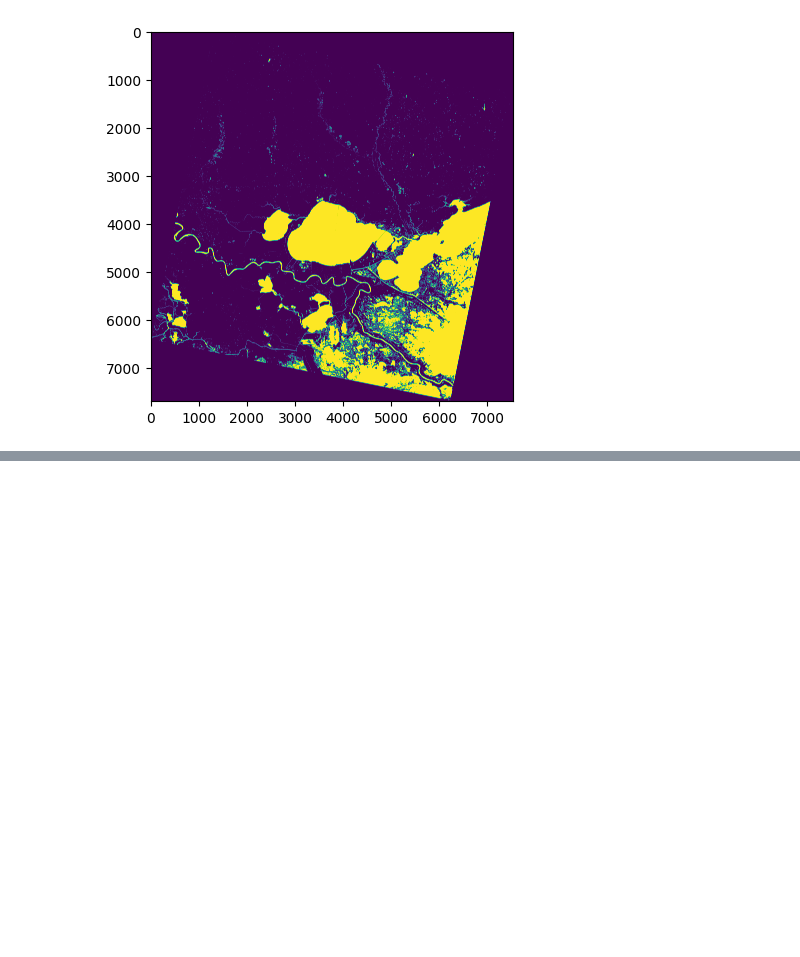
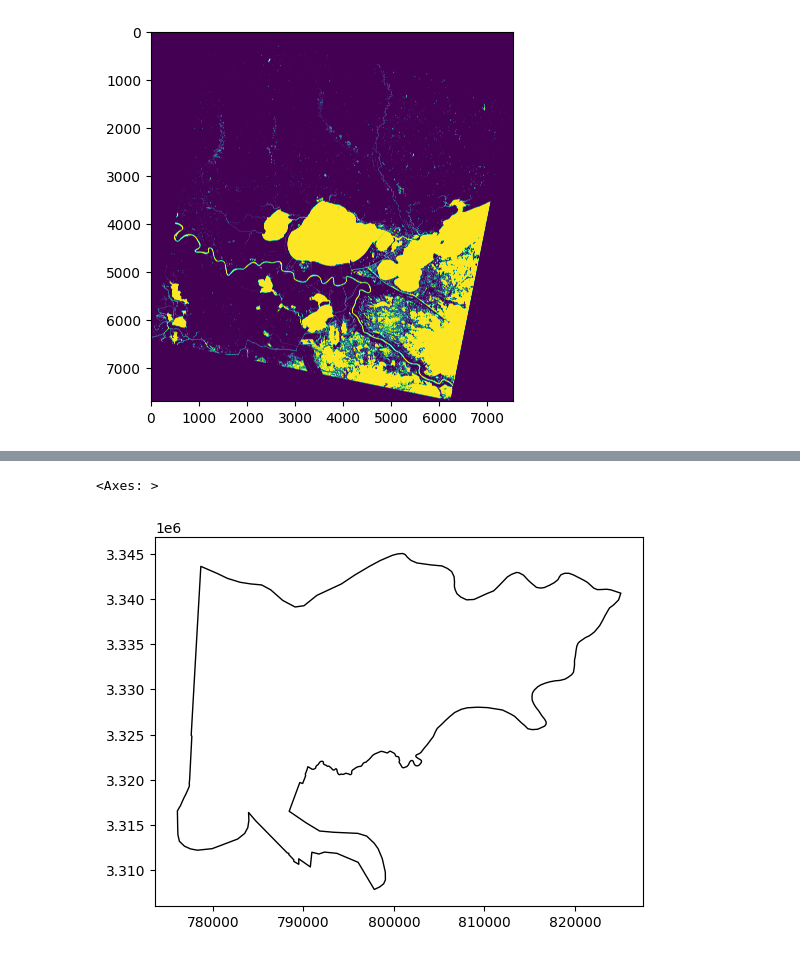
Before and after one commit to mariogiampieri/raster-analysis, a Jupyter notebook: raster_analysis.ipynb, the cells around one changed output, grey strips where cells are left out. Saved outputs shown, nothing was run; the diff lists cells and outputs as text; code cells hidden in the pictures; blank space fills up the shorter version.

```diff
--- a/raster_analysis.ipynb
+++ b/raster_analysis.ipynb
@@ -8,5 +10,7 @@ import matplotlib.pyplot as plt
 
 gdal.UseExceptions()
+# %%
+new_orleans_bund = gpd.read_file('data/new_orleans.geojson')
 # %%
 fc_2023 = rasterio.open('data/fc_2023.tif')
 fc_2013 = rasterio.open('data/fc_2013.tif')
@@ -125,4 +137,12 @@ plt.figure(figsize=(10, 10))
 # %%
 diff = diff.astype(float)
+# %%
+# clip new orleans bund to the water mask
+new_orleans_bund = new_orleans_bund.to_crs('EPSG:32615')
+# %%
+new_orleans_bund.boundary.plot( color='black', edgecolor='black', linewidth=1)
+# %% [output]
+<Axes: >
+[figure, added]
 # %%
 # superimpose lost water on top of 2023 image
```
Also changed, not shown: parts of 6 cells of this notebook, 1 other file.
